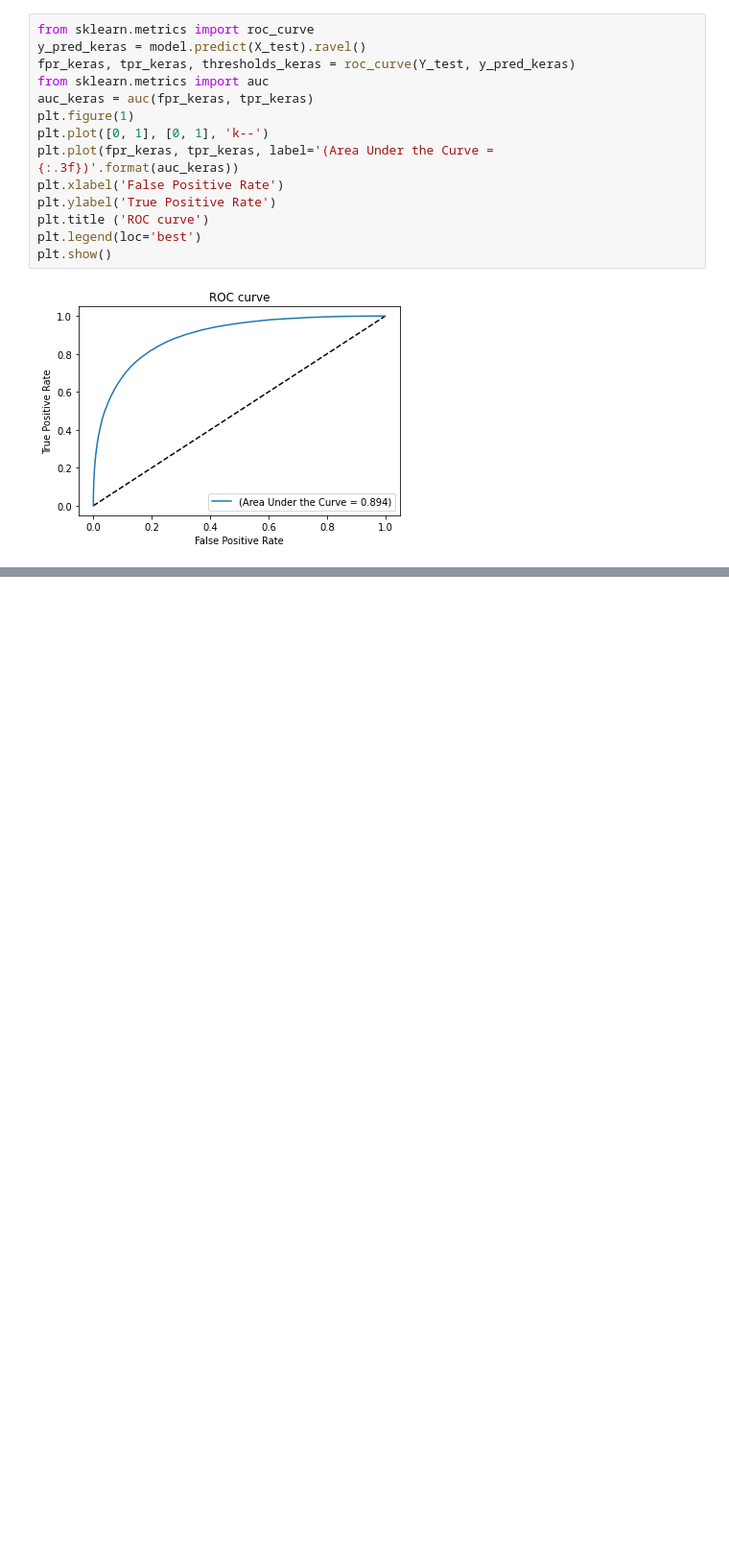
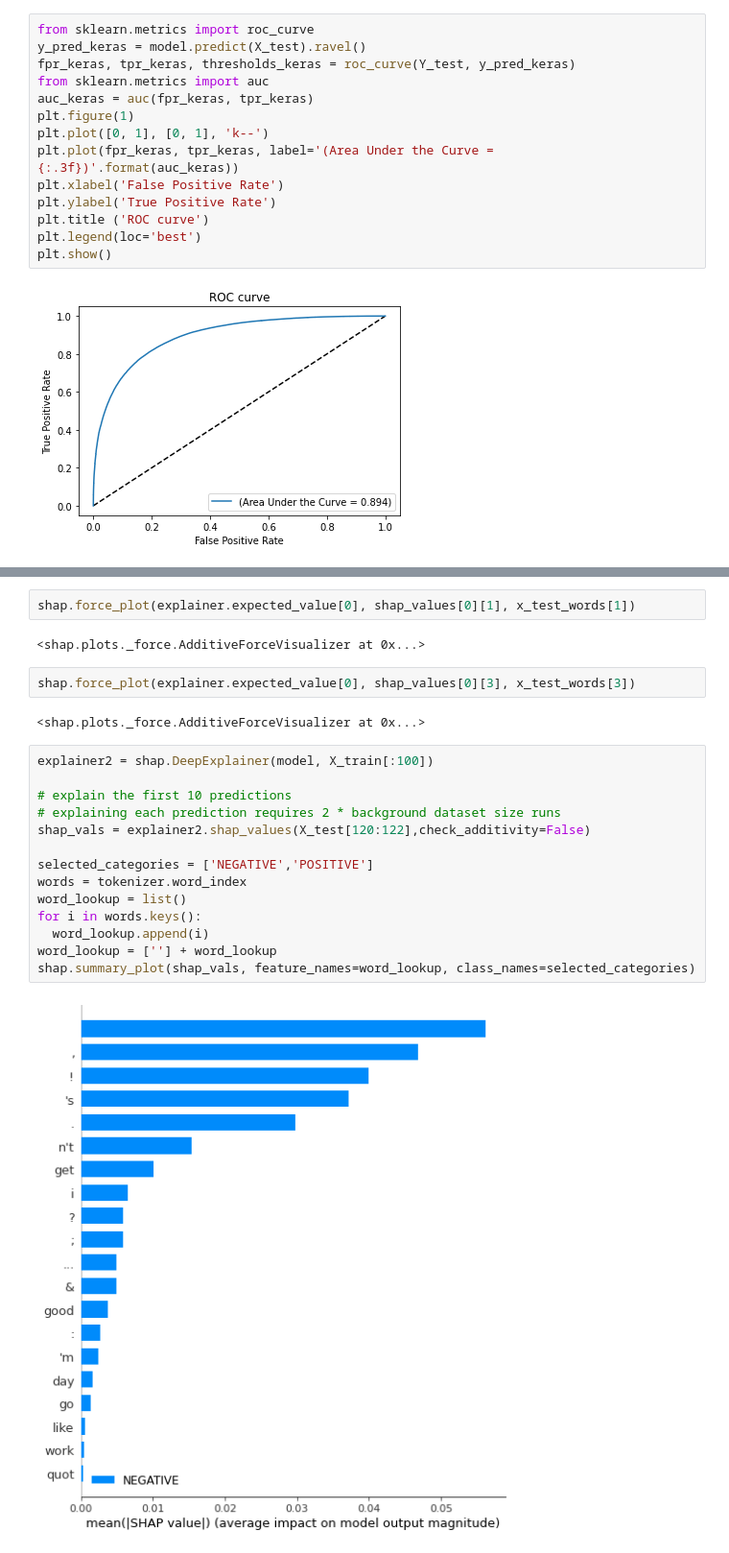
Before and after one commit to AIoT-Lab-ZU/Binary-SA, a Jupyter notebook: LSTM.ipynb, the cells around one changed output, grey strips where cells are left out. Shown: that part at 96% size. Cells and saved outputs as stored; diff of their text form; blank space fills up the shorter version.

```diff
--- a/LSTM.ipynb
+++ b/LSTM.ipynb
@@ -495,0 +540,24 @@ plt.show()
+# %%
+shap.force_plot(explainer.expected_value[0], shap_values[0][1], x_test_words[1])
+# %% [output]
+<shap.plots._force.AdditiveForceVisualizer at 0x...>
+# %%
+shap.force_plot(explainer.expected_value[0], shap_values[0][3], x_test_words[3])
+# %% [output]
+<shap.plots._force.AdditiveForceVisualizer at 0x...>
+# %%
+explainer2 = shap.DeepExplainer(model, X_train[:100])
+
+# explain the first 10 predictions
+# explaining each prediction requires 2 * background dataset size runs
+shap_vals = explainer2.shap_values(X_test[120:122],check_additivity=False)
+
+selected_categories = ['NEGATIVE','POSITIVE']
+words = tokenizer.word_index
+word_lookup = list()
+for i in words.keys():
+  word_lookup.append(i)
+word_lookup = [''] + word_lookup
+shap.summary_plot(shap_vals, feature_names=word_lookup, class_names=selected_categories)
+# %% [output]
+[figure, added]
```
Also changed, not shown: parts of 13 cells of this notebook, 3 other files.
